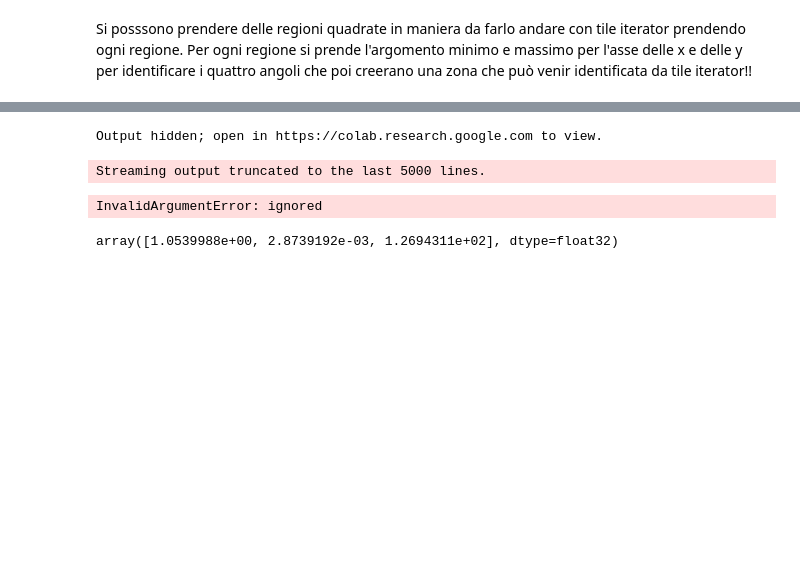
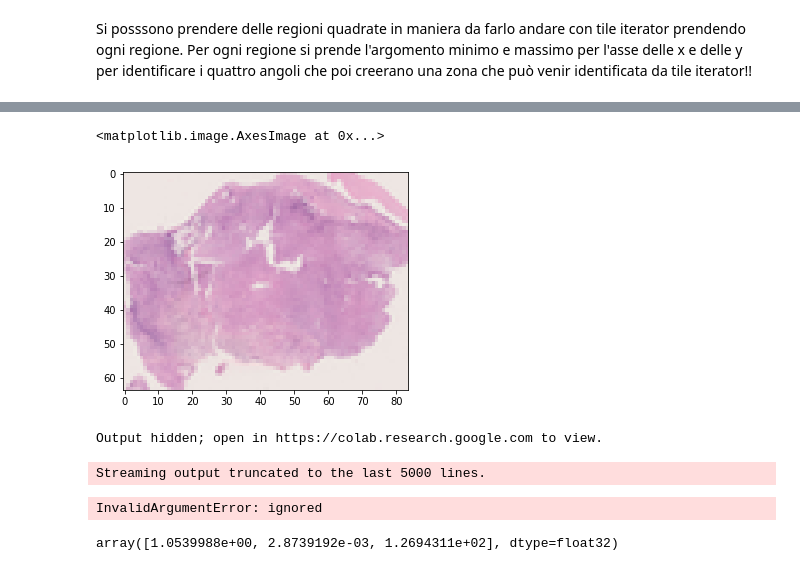
Before and after one commit to davibuss/Bioinformatics, a Jupyter notebook: PatientNet.ipynb, the cells around one changed output, grey strips where cells are left out. Cells and saved outputs as stored; diff of their text form; code cells hidden in the pictures; blank space fills up the shorter version.

```diff
--- a/PatientNet.ipynb
+++ b/PatientNet.ipynb
@@ -238,3 +263,15 @@ mime.from_file("testdata/test.pdf")
+# %%
+mult = 233
+mm_x = ts.getMetadata()['mm_x']*mult
+mm_y = ts.getMetadata()['mm_y']*mult
+tstile = ts.getSingleTile(
+      region=dict(left=102*mult, top=117*mult, right=186*mult, bottom = 181*mult, units='base_pixels'),
+      scale=dict(mm_x=mm_x, mm_y=mm_y),
+      format=large_image.tilesource.TILE_FORMAT_NUMPY)
+plt.imshow(tstile['tile'])
+# %% [output]
+<matplotlib.image.AxesImage at 0x...>
+[figure, added]
 # %%
 printTiles(ts,2,4)
 # %% [output]
```
Also changed, not shown: parts of 13 cells of this notebook.
